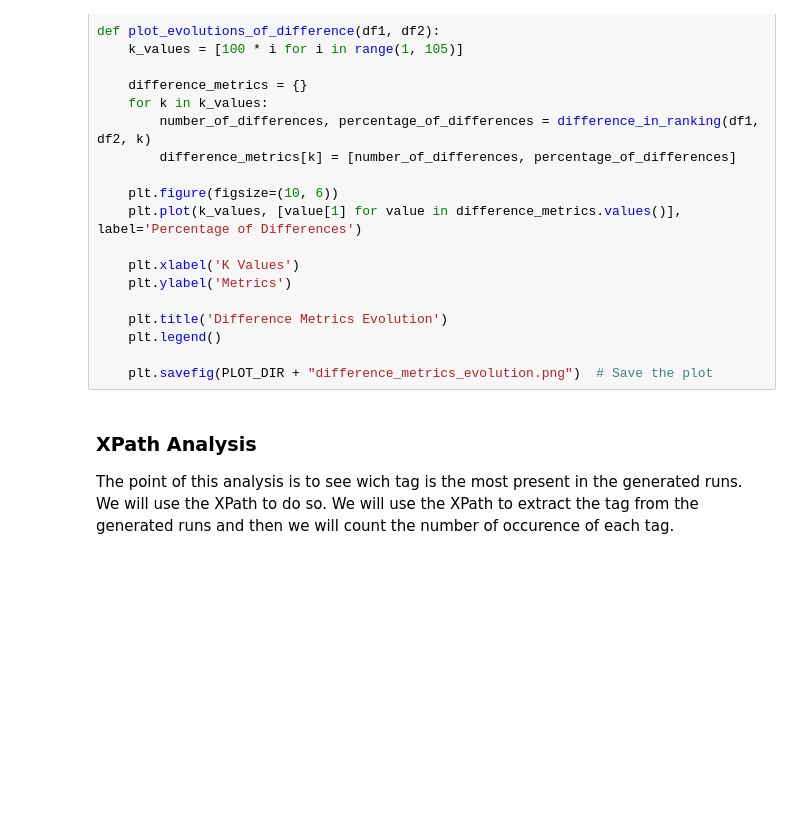
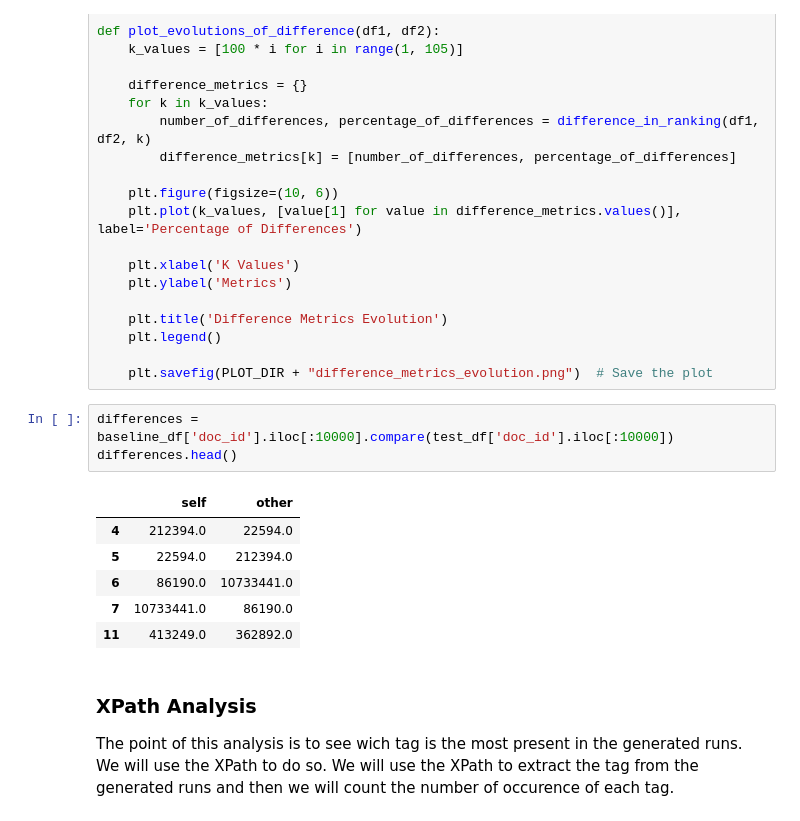
Before and after one commit to zestones/information-retrieval, a Jupyter notebook: notebooks/run_evaluation.ipynb, the cells around one changed output. Cells and saved outputs as stored; diff of their text form; blank space fills up the shorter version.

```diff
--- a/notebooks/run_evaluation.ipynb
+++ b/notebooks/run_evaluation.ipynb
@@ -171,6 +170,16 @@ def plot_evolutions_of_difference(df1, df2):
     plt.legend()
 
     plt.savefig(PLOT_DIR + "difference_metrics_evolution.png")  # Save the plot
+# %%
+differences = baseline_df['doc_id'].iloc[:10000].compare(test_df['doc_id'].iloc[:10000])
+differences.head()
+# %% [output]
+|  | self | other |
+| 4 | 212394.0 | 22594.0 |
+| 5 | 22594.0 | 212394.0 |
+| 6 | 86190.0 | 10733441.0 |
+| 7 | 10733441.0 | 86190.0 |
+| 11 | 413249.0 | 362892.0 |
 # %% [markdown]
 ### XPath Analysis
 
```
Also changed, not shown: parts of 4 cells of this notebook, 42 other files.
